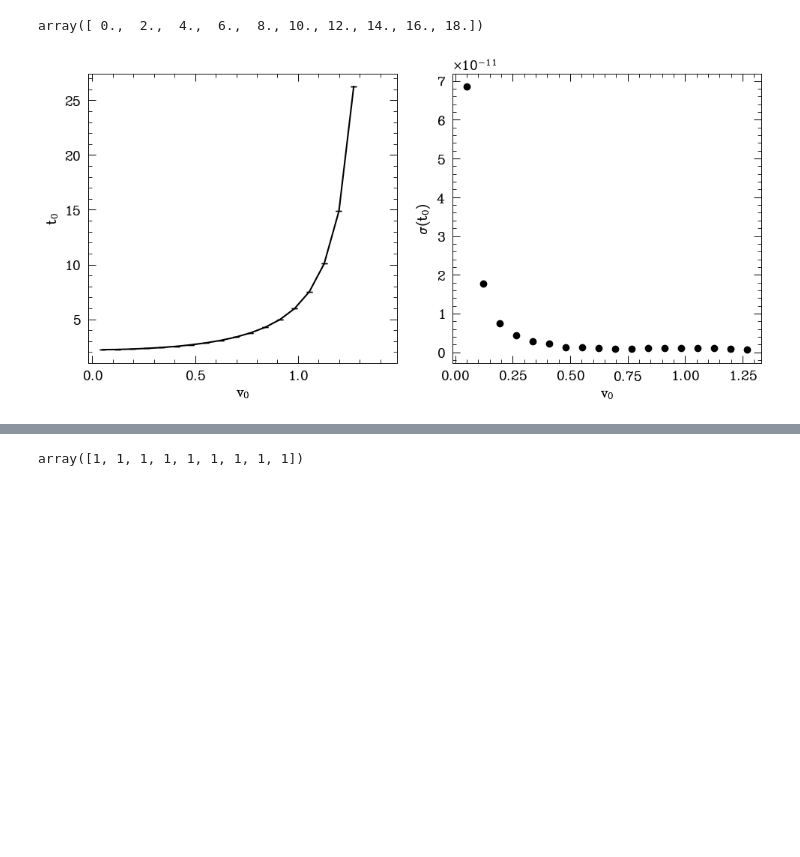
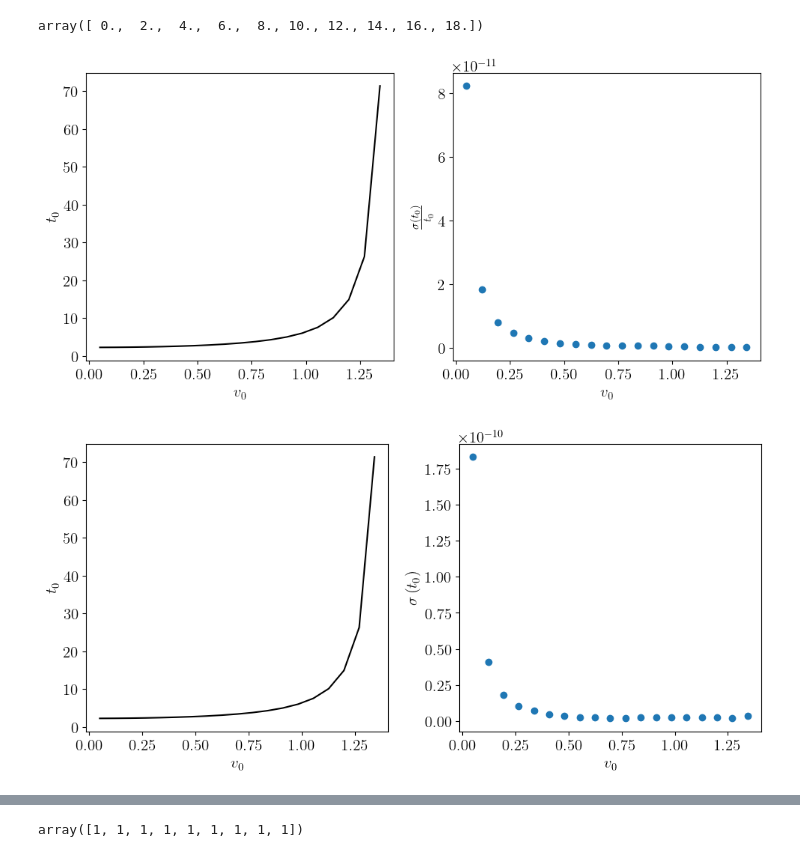
Before and after one commit to 5roop/modelska, a Jupyter notebook: 201/1.ipynb, the cells around one changed output, grey strips where cells are left out. Cells and saved outputs as stored; diff of their text form; code cells hidden in the pictures; blank space fills up the shorter version.

```diff
--- a/201/1.ipynb
+++ b/201/1.ipynb
@@ -6,11 +6,11 @@ from scipy.integrate import odeint, ode, solve_ivp
 
 # plt.style.use("ggplot")
 # plt.rcParams['font.family'] = "serif"
-# plt.rcParams['font.size'] = 13
+plt.rcParams['font.size'] = 15
 # plt.rcParams.update({'figure.autolayout': True})
-# plt.rc('text', usetex=True)
+plt.rc('text', usetex=True)
 
-import smplotlib
+# import smplotlib
 
 pd.set_option("display.max_columns", 50)
 
@@ -26,7 +26,7 @@ def odes(t, arej):
 def calculate_H(sol):
     def _H(arej):
         x,y,u,v = arej
-        return 0.5*(u**2+v**2) + 1/(x**2 + y**2)
+        return 0.5*(u**2+v**2) - 1/(x**2 + y**2)**(0.5)
     return np.apply_along_axis(_H, 1, sol)
 def calculate_L(sol):
     def _absL(arej):
@@ -39,7 +39,7 @@ def calculate_A(sol):
         return np.linalg.norm(np.cross([x,y,0], [u,v,0]) - np.array([x,y,0])/np.linalg.norm([x,y,0]))
     return np.apply_along_axis(_absA,1,sol)
 
-v0s = [1, np.sqrt(2), 1.5, 0.5, 0.3]
+v0s = [1, np.sqrt(2), 1.5, 0.7]
 rezs = []
 for v0 in v0s:
     initial = [1, 0, 0, v0]
@@ -209,42 +231,35 @@ array([ 0.,  2.,  4.,  6.,  8., 10., 12., 14., 16., 18.])
 # %%
-sols = []
-v0s = np.linspace(0.05, np.sqrt(2), 20)
-for v0 in v0s:
-    initial = [1, 0, 0, v0]
-    if v0 == np.sqrt(2):
-        v0str = "\sqrt{2}"
-    else:
-        v0str = f"{v0:0.1f}"
-    def camearound(t, y):
-        return y[1]
-    camearound.terminal = False
-    camearound.direction = 1
-
-    sol = solve_ivp(odes, t_span=[0, 21*np.pi],
-                    y0=initial, dense_output=True,
-                    events = camearound,
-                    rtol=1e-20, atol=1e-20)
-    sol.v0 = v0
-    sol.v0str = v0str
-    sols.append(sol)
 import seaborn as sns
 import pandas as pd
 df = pd.DataFrame(data={
     "v0": [sol.v0 for sol in sols],
     "v0str": [sol.v0str for sol in sols],
     "tavg" : [np.mean(np.diff(sol.t_events, 1)) for sol in sols],
     "tstd" : [np.std(np.diff(sol.t_events, 1)) for sol in sols],
 })
+df["rel_tstd"] = df.tstd/df.tavg
 fig, axes = plt.subplots(nrows=1, ncols=2, figsize=(10, 5))
 axes[0].errorbar(df.v0, df.tavg, yerr=df.tstd, color="k")
 axes[0].set_ylabel("$t_0$")
 axes[0].set_xlabel("$v_0$")
-axes[1].scatter(df.v0, df.tstd, color="k")
+axes[1].scatter(df.v0, df.rel_tstd,)
 axes[1].set_xlabel("$v_0$")
-axes[1].set_ylabel("$\sigma(t_0)$")
+axes[1].set_ylabel(r"$\frac{\sigma(t_0)}{t_0}$")
 fig.tight_layout()
-fig.savefig("images/1-2-t0.pdf")
+fig.savefig("images/1-2-t0_rel.pdf")
+plt.show()
+
+fig, axes = plt.subplots(nrows=1, ncols=2, figsize=(10, 5))
+axes[0].errorbar(df.v0, df.tavg, yerr=df.tstd, color="k")
+axes[0].set_ylabel("$t_0$")
+axes[0].set_xlabel("$v_0$")
+axes[1].scatter(df.v0, df.tstd,)
+axes[1].set_xlabel("$v_0$")
+axes[1].set_ylabel(r"$\sigma \left( t_0 \right)$")
+fig.tight_layout()
+fig.savefig("images/1-2-t0_abs.pdf")
 plt.show()
 df
 # %% [output]
-[figure, old version]
+[figure, new version]
+[figure, added]
```
Also changed, not shown: parts of 20 cells of this notebook, 44 other files.
